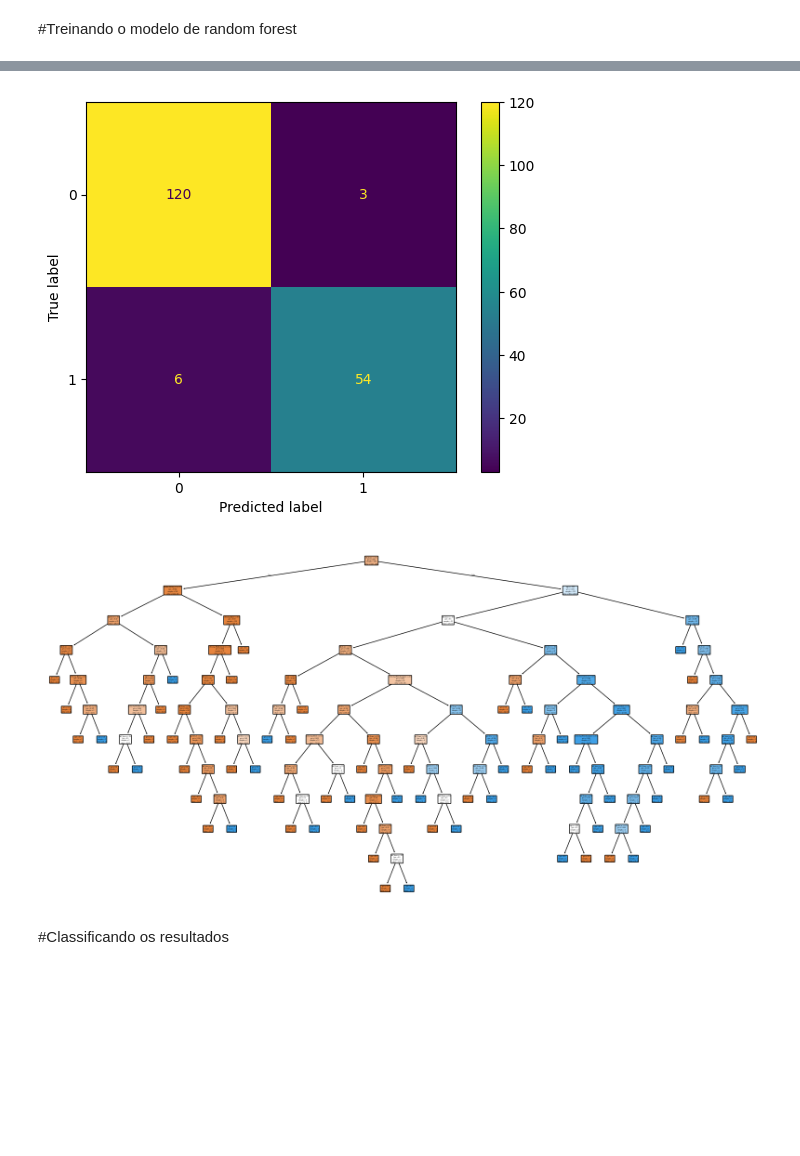
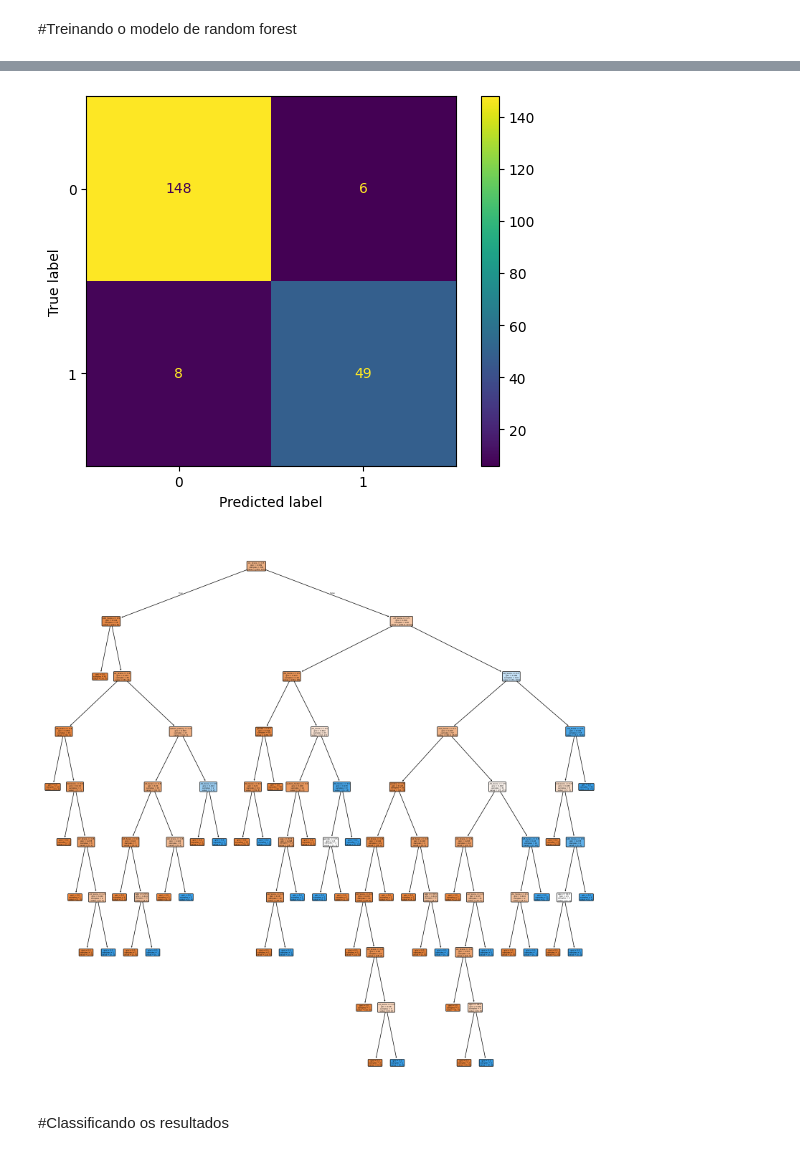
Before and after one commit to carinalanchine/aprendizado-de-maquina-saude, a Jupyter notebook: Projeto de aplicação/main.ipynb, the cells around one changed output, grey strips where cells are left out. Saved outputs shown, nothing was run; the diff lists cells and outputs as text; code cells hidden in the pictures; blank space fills up the shorter version.

```diff
--- a/Projeto de aplicação/main.ipynb
+++ b/Projeto de aplicação/main.ipynb
@@ -37,7 +38,7 @@ dataset.describe()
 | max | 1.000000 | 1.000000 | 1.000000 | 1.000000 | 1.000000 | 1.000000 | 1.000000 | 1.000000 | 1.000000 | 1.000000 | ... |
 # %%
 # removendo algumas colunas irrelevantes e renomeando outras para melhorar a legibilidade
-dataset = dataset.drop(columns =['contry_of_res', 'used_app_before', 'age_desc', 'relation', 'result'])
+dataset = dataset.drop(columns =['ethnicity', 'contry_of_res', 'used_app_before', 'age_desc', 'relation', 'result'])
 dataset = dataset.rename(columns={'austim': 'autism_history', 'Class/ASD': 'autism'})
 dataset.head()
 # %% [output]
@@ -74,13 +73,7 @@ autism_history: ['no' 'yes']
 autism: ['NO' 'YES']
 # %%
 # juntando colunas de valores similares e removendo colunas com nan
-dataset = dataset.replace('?', np.nan)
 dataset = dataset.replace(383., np.nan)
-dataset = dataset.replace('others', 'Others')
-dataset = dataset.replace('Middle Eastern ', 'Middle_Eastern')
-dataset = dataset.replace('South Asian', 'Asian')
-dataset = dataset.replace('Hispanic', 'White-European')
-dataset = dataset.replace('Turkish', 'Middle_Eastern')
 dataset = dataset.dropna()
 
 # analisando os novos dados
@@ -151,9 +140,9 @@ autism_history    object
 autism            object
 dtype: object
 # %%
-# fazendo hot encoding nas colunas de dados categóricos e label encoding na coluna de saída
-dataset = pd.get_dummies(dataset, columns=['autism_history', 'gender', 'jundice', 'ethnicity'])
-dataset['autism'], mapping = pd.factorize(dataset['autism'])
+# fazendo label encoding nas colunas
+label_encoder = LabelEncoder()
+dataset[['autism', 'autism_history', 'gender', 'jundice']] = dataset[['autism', 'autism_history', 'gender', 'jundice']].apply(label_encoder.fit_transform)
 dataset.head()
 # %% [output]
 |  | A1_Score | A2_Score | A3_Score | A4_Score | A5_Score | A6_Score | A7_Score | A8_Score | A9_Score | A10_Score | ... |
@@ -287,7 +272,11 @@ Acurácia média na validação cruzada: 0.9572009212843788
 # %% [markdown]
 #Treinando o modelo de random forest
 # %%
-rf = RandomForestClassifier(random_state=42)
+rf = RandomForestClassifier(
+  random_state=42,
+  criterion='gini',
+  max_depth=13,
+  )
 rf.fit(x_train, y_train)
 y_pred = rf.predict(x_test)
 
@@ -298,13 +287,16 @@ print("Acurácia:", accuracy_score(y_test, y_pred))
 print("Relatório de Classificação:")
 print(classification_report(y_test, y_pred))
 
+scores = cross_val_score(model, X, y, cv=5)
+print("Acurácia média na validação cruzada:", scores.mean())
+
 # matriz de confusão
 cm = confusion_matrix(y_test, y_pred)
 disp = ConfusionMatrixDisplay(confusion_matrix=cm)
 disp.plot(xticks_rotation='horizontal')
 
 tree = rf.estimators_[0]
-plt.figure(figsize=(20, 10))
+plt.figure(figsize=(20, 20))
 plot_tree(tree, filled=True, feature_names=X.columns, rounded=True)
 plt.show()
 # %% [output]
@@ -321,5 +315,5 @@ weighted avg       0.95      0.95      0.95       183
-[figure, old version]
+[figure, new version]
-[figure, old version]
+[figure, new version]
 # %% [markdown]
 #Classificando os resultados
 # %%
```
Also changed, not shown: parts of 14 cells of this notebook.
